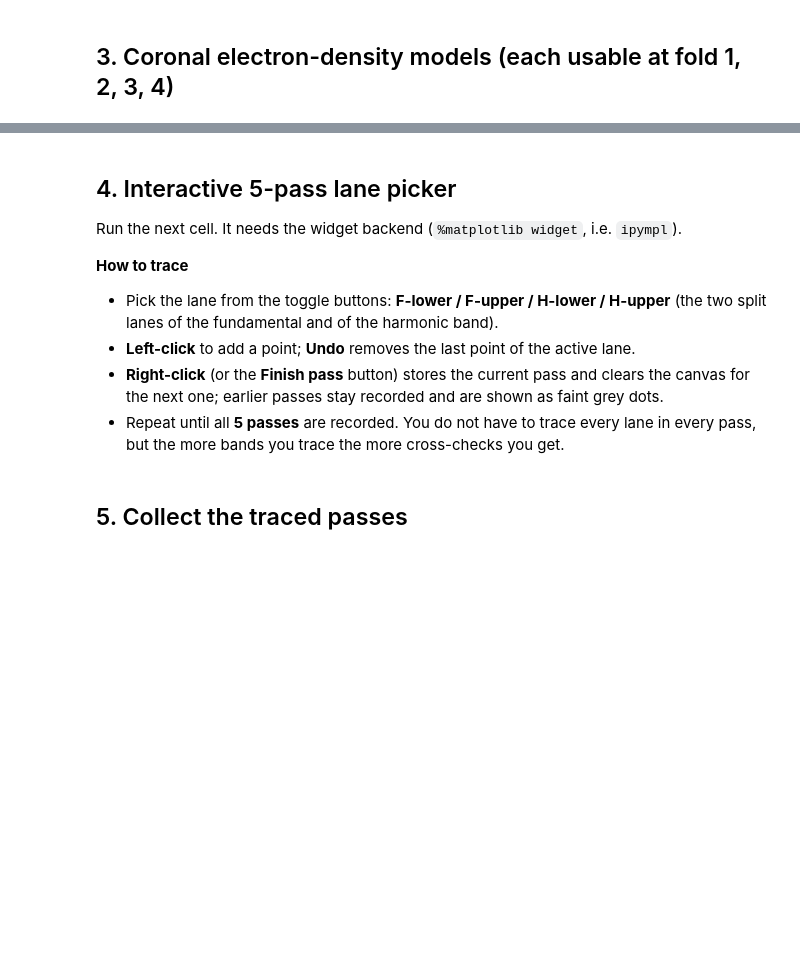
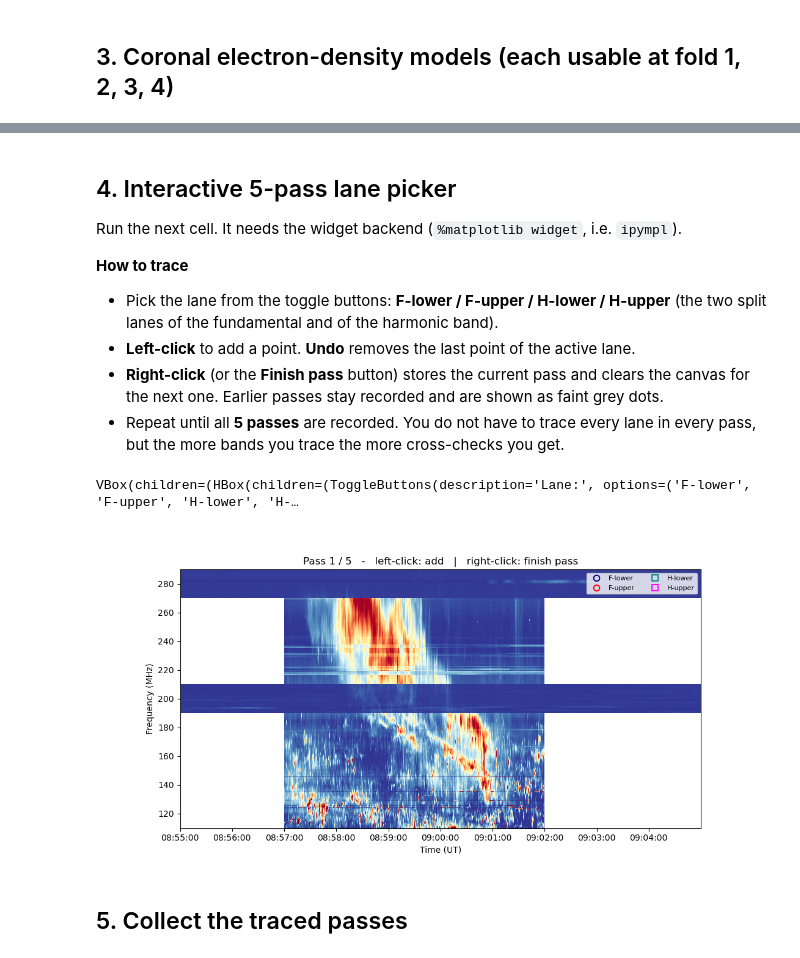
Before and after one commit to MohamedNedal/dias_work, a Jupyter notebook: 20251006/trace_type2_ilofar_orfees.ipynb, the cells around one changed output, grey strips where cells are left out. Saved outputs shown, nothing was run; the diff lists cells and outputs as text; code cells hidden in the pictures; blank space fills up the shorter version.

```diff
--- a/20251006/trace_type2_ilofar_orfees.ipynb
+++ b/20251006/trace_type2_ilofar_orfees.ipynb
@@ -335,9 +424,9 @@ Run the next cell. It needs the widget backend (`%matplotlib widget`, i.e. `ipym
 
 - Pick the lane from the toggle buttons: **F-lower / F-upper / H-lower / H-upper**
   (the two split lanes of the fundamental and of the harmonic band).
-- **Left-click** to add a point; **Undo** removes the last point of the active lane.
+- **Left-click** to add a point. **Undo** removes the last point of the active lane.
 - **Right-click** (or the **Finish pass** button) stores the current pass and clears
-  the canvas for the next one; earlier passes stay recorded and are shown as faint
+  the canvas for the next one. Earlier passes stay recorded and are shown as faint
   grey dots.
 - Repeat until all **5 passes** are recorded. You do not have to trace every lane in
   every pass, but the more bands you trace the more cross-checks you get.
@@ -351,34 +440,31 @@ class TypeIIPicker:
     STYLE = {('F', 'lower'): ('navy', 'o'), ('F', 'upper'): ('red', 'o'),
              ('H', 'lower'): ('darkcyan', 's'), ('H', 'upper'): ('magenta', 's')}
 
-    def __init__(self, times, freqs, data_ft, n_passes=5, flim=(120, 450),
-                 percentiles=(5, 99)):
-        self.times = pd.to_datetime(np.asarray(times))
-        self.freqs = np.asarray(freqs, float)
-        self.data  = np.asarray(data_ft)
+    def __init__(self, layers, n_passes=5, flim=[110, 290], normalise=None):
+        self.layers = layers
         self.n_passes = n_passes
-        self.flim  = flim
+        self.flim = flim
+        self.normalise = normalise
         self.passes = []
         self.current = self._empty()
-        self.active  = ('F', 'lower')
-        self._build(percentiles)
+        self.active = ('F', 'lower')
+        self._build()
 
     def _empty(self):
         return {b: {ln: {'t': [], 'f': []} for ln in ('lower', 'upper')}
                 for b in ('F', 'H')}
 
-    def _build(self, percentiles):
-        vmin, vmax = np.nanpercentile(self.data, percentiles)
-        self.fig, self.ax = plt.subplots(figsize=(11, 5.5))
+    def _build(self):
+        self.fig, self.ax = plt.subplots(figsize=[11, 5.5])
         try:
             self.fig.canvas.header_visible = False
         except Exception:
             pass
-        self.ax.pcolormesh(self.times, self.freqs, self.data, cmap='RdYlBu_r',
-                           vmin=vmin, vmax=vmax, shading='auto')
+        draw_layers(self.ax, normalise=self.normalise)
         self.ax.set_ylim(*self.flim)
         self.ax.xaxis.set_major_formatter(mdates.DateFormatter('%H:%M:%S'))
-        self.ax.set_xlabel('Time (UT)'); self.ax.set_ylabel('Frequency (MHz)')
+        self.ax.set_xlabel('Time (UT)')
+        self.ax.set_ylabel('Frequency (MHz)')
         self.scat = {}
         for lane in self.LANES:
             c, m = self.STYLE[lane]
@@ -407,20 +493,24 @@ class TypeIIPicker:
                           f'-   left-click: add   |   right-click: finish pass')
 
     def _on_sel(self, change):
-        b, l = change['new'].split('-'); self.active = (b, l)
+        b, l = change['new'].split('-')
+        self.active = (b, l)
 
     def _on_click(self, event):
         if event.inaxes != self.ax or event.xdata is None:
             return
         if event.button == 3:                       # right-click resets the pass
-            self._finish_pass(); return
+            self._finish_pass()
+            return
         if len(self.passes) >= self.n_passes:
-            self._update_status('All passes recorded.'); return
+            self._update_status('All passes recorded.')
+            return
         t = mdates.num2date(event.xdata).replace(tzinfo=None)
         b, l = self.active
         self.current[b][l]['t'].append(pd.Timestamp(t))
         self.current[b][l]['f'].append(float(event.ydata))
-        self._redraw(); self._update_status()
+        self._redraw()
+        self._update_status()
 
     def _redraw(self):
         for lane in self.LANES:
@@ -430,38 +520,48 @@ class TypeIIPicker:
         self.fig.canvas.draw_idle()
 
     def _undo(self):
-        b, l = self.active; d = self.current[b][l]
+        b, l = self.active
+        d = self.current[b][l]
         if d['t']:
-            d['t'].pop(); d['f'].pop(); self._redraw(); self._update_status()
+            d['t'].pop()
+            d['f'].pop()
+            self._redraw()
+            self._update_status()
 
     def _finish_pass(self):
         if len(self.passes) >= self.n_passes:
             return
         total = sum(len(self.current[b][l]['f'])
                     for b in ('F', 'H') for l in ('lower', 'upper'))
         if total == 0:
-            self._update_status('Nothing traced yet.'); return
+            self._update_status('Nothing traced yet.')
+            return
         self.passes.append(self.current)
         gx, gy = [], []
         for pas in self.passes:
             for b in ('F', 'H'):
                 for l in ('lower', 'upper'):
                     gx += list(mdates.date2num(pd.to_datetime(pas[b][l]['t'])))
                     gy += list(pas[b][l]['f'])
         self.ghost.set_data(gx, gy)
         self.current = self._empty()
         for lane in self.LANES:
             self.scat[lane].set_data([], [])
-        self._title(); self.fig.canvas.draw_idle(); self._update_status()
+        self._title()
+        self.fig.canvas.draw_idle()
+        self._update_status()
 
     def _update_status(self, msg=''):
         counts = ' | '.join(f'{b}-{l}:{len(self.current[b][l]["f"])}'
                             for b in ('F', 'H') for l in ('lower', 'upper'))
         self.status.value = (f'<b>Recorded passes:</b> {len(self.passes)}/'
                              f'{self.n_passes} &nbsp; <b>current:</b> {counts} '
                              f'&nbsp; <span style="color:#a00">{msg}</span>')
 
-picker = TypeIIPicker(comb_times, freqs_comb, comb_ft, n_passes=N_PASSES)
+picker = TypeIIPicker(layers, n_passes=N_PASSES)
+# %% [output]
+VBox(children=(HBox(children=(ToggleButtons(description='Lane:', options=('F-lower', 'F-upper', 'H-lower', 'H-…
+[figure, added]
 # %% [markdown]
 ## 5. Collect the traced passes
 # %%
```
Also changed, not shown: parts of 25 cells of this notebook.
